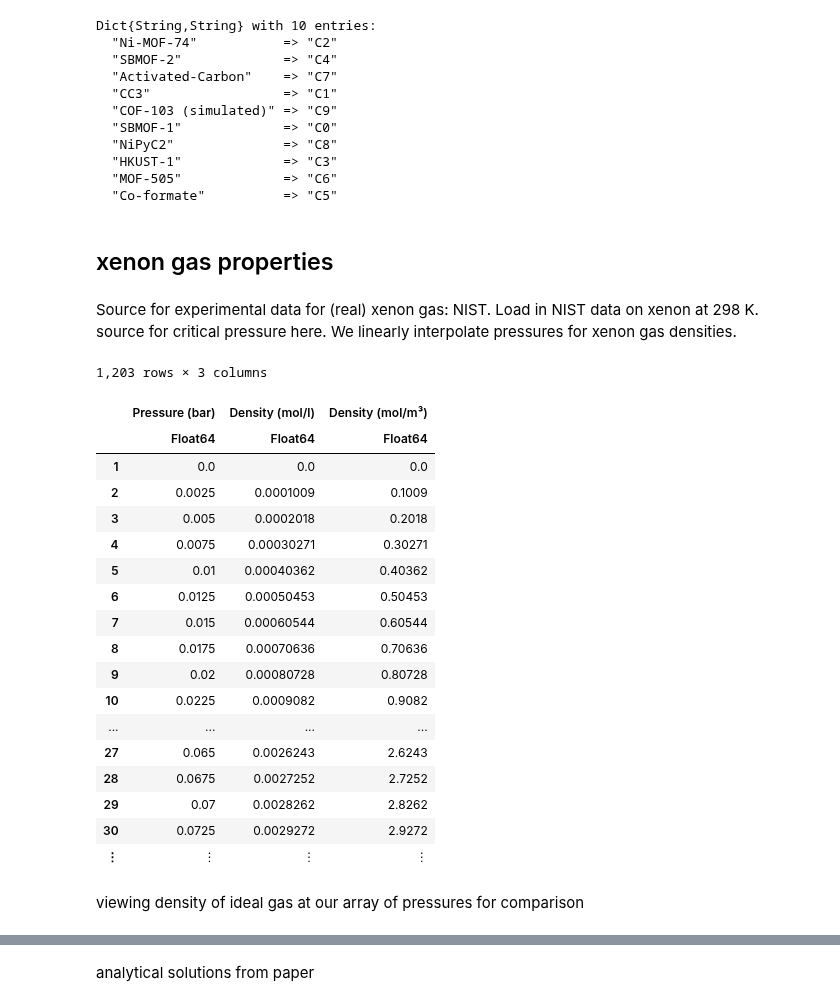
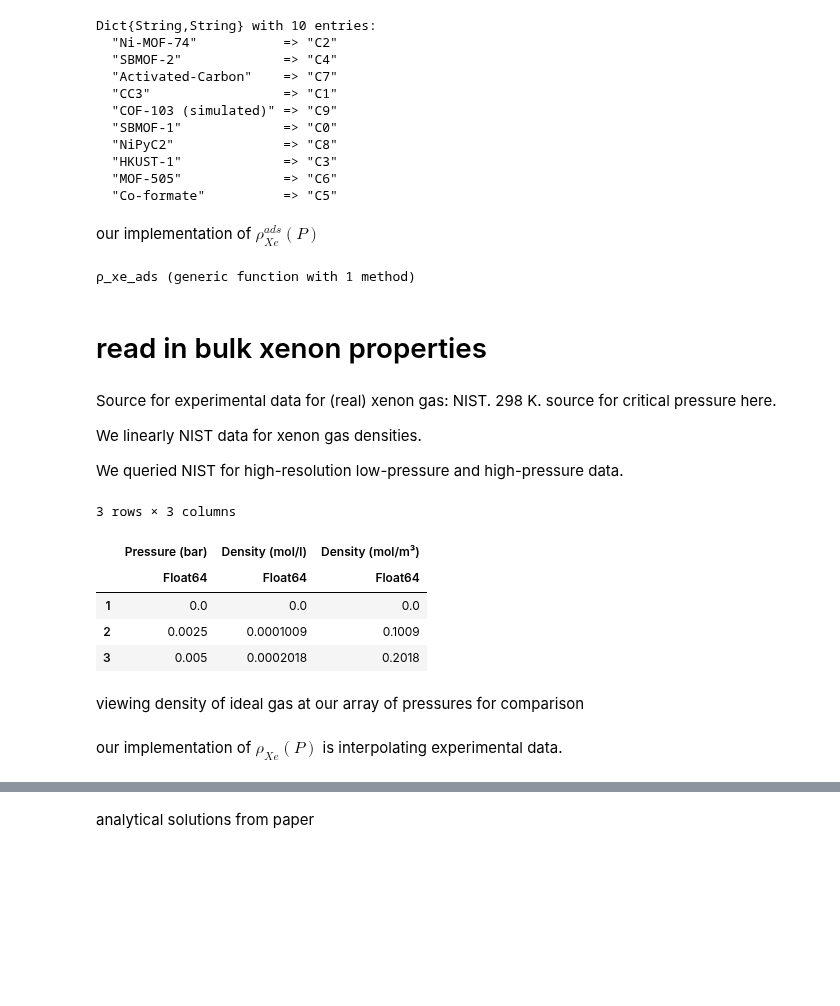
Before and after one commit to SimonEnsemble/PropellantStorage, a Jupyter notebook: Melanie analytical results.ipynb, the cells around one changed output, grey strips where cells are left out. Cells and saved outputs as stored; diff of their text form; code cells hidden in the pictures; blank space fills up the shorter version.

```diff
--- a/Melanie analytical results.ipynb
+++ b/Melanie analytical results.ipynb
@@ -92,36 +78,40 @@ Dict{String,String} with 10 entries:
   "HKUST-1"             => "C3"
   "MOF-505"             => "C6"
   "Co-formate"          => "C5"
+# %% [markdown]
+our implementation of $\rho_{Xe}^{ads}(P)$
+# %%
+function ρ_xe_ads(P::Float64, xtal::String)
+    M = xtal_to_M[xtal]
+    K = xtal_to_K[xtal]
+    return M * K * P / (1 + K * P)
+end
+# %% [output]
+ρ_xe_ads (generic function with 1 method)
 # %% [markdown]
-## xenon gas properties
+# read in bulk xenon properties
 # %% [markdown]
-Source for experimental data for (real) xenon gas: NIST. Load in NIST data on xenon at 298 K. source for critical pressure here. We linearly interpolate pressures for xenon gas densities.
+Source for experimental data for (real) xenon gas: NIST. 298 K. source for critical pressure here.
+
+We linearly NIST data for xenon gas densities.
+
+We queried NIST for high-resolution low-pressure and high-pressure data.
 # %%
+const Pc = 58.420 # bar, from NIST
+
 df_xe = vcat(CSV.read(joinpath("data", "NIST_data", "low_pressure_xenon_NIST_data.txt"))[2:end, 2:3],
              CSV.read(joinpath("data", "NIST_data", "xenon_NIST_data.txt"))[:, 2:3])
 df_xe[:, Symbol("Density (mol/m³)")] = df_xe[:, Symbol("Density (mol/l)")] * 1000 # convert L to m³
 sort!(df_xe, Symbol("Pressure (bar)"))
-df_xe
+
+head(df_xe, 3)
 # %% [output]
-1,203 rows × 3 columns
+3 rows × 3 columns
 |  | Pressure (bar) | Density (mol/l) | Density (mol/m³) |
 |  | Float64 | Float64 | Float64 |
 | 1 | 0.0 | 0.0 | 0.0 |
 | 2 | 0.0025 | 0.0001009 | 0.1009 |
 | 3 | 0.005 | 0.0002018 | 0.2018 |
-| 4 | 0.0075 | 0.00030271 | 0.30271 |
-| 5 | 0.01 | 0.00040362 | 0.40362 |
-| 6 | 0.0125 | 0.00050453 | 0.50453 |
-| 7 | 0.015 | 0.00060544 | 0.60544 |
-| 8 | 0.0175 | 0.00070636 | 0.70636 |
-| 9 | 0.02 | 0.00080728 | 0.80728 |
-| 10 | 0.0225 | 0.0009082 | 0.9082 |
-| ... | ... | ... | ... |
-| 27 | 0.065 | 0.0026243 | 2.6243 |
-| 28 | 0.0675 | 0.0027252 | 2.7252 |
-| 29 | 0.07 | 0.0028262 | 2.8262 |
-| 30 | 0.0725 | 0.0029272 | 2.9272 |
-| ⋮ | ⋮ | ⋮ | ⋮ |
 # %% [markdown]
 viewing density of ideal gas at our array of pressures for comparison
 # %%
@@ -131,4 +122,6 @@ P_range = range(0.0, 350.0, length=350)
 # ideal gas density
 ρ_ideal_gas = P_range / (R * temperature); # mol / m³
+# %% [markdown]
+our implementation of $\rho_{Xe}(P)$ is interpolating experimental data.
 # %%
 ρ_xe = LinearInterpolation(df_xe[:, Symbol("Pressure (bar)")], df_xe[:, Symbol("Density (mol/m³)")]) # applying (interested pressure) gives interpolated density
```
Also changed, not shown: parts of 39 cells of this notebook.
